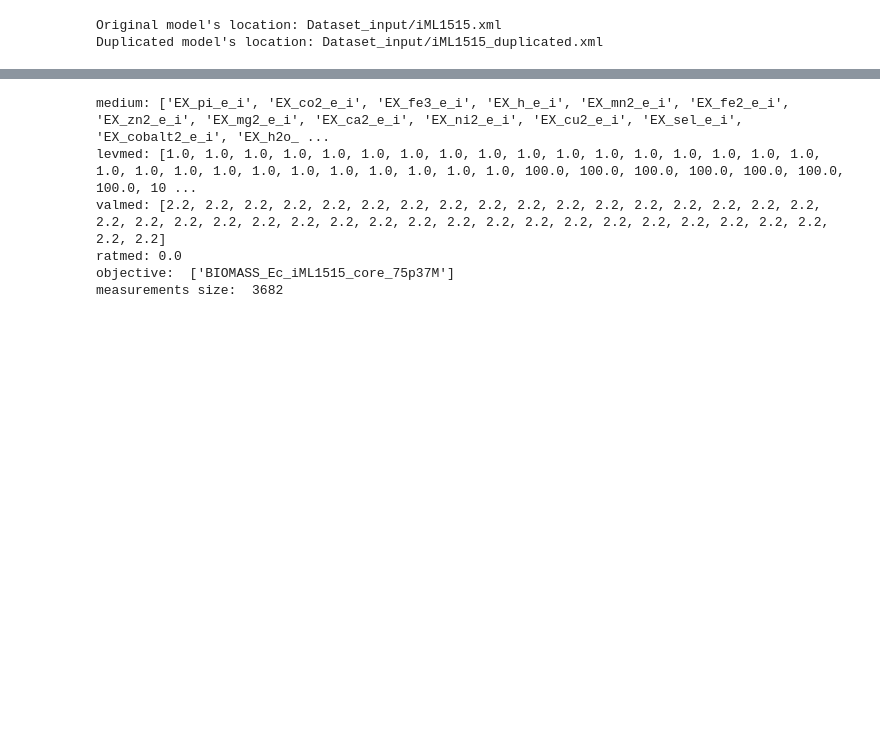
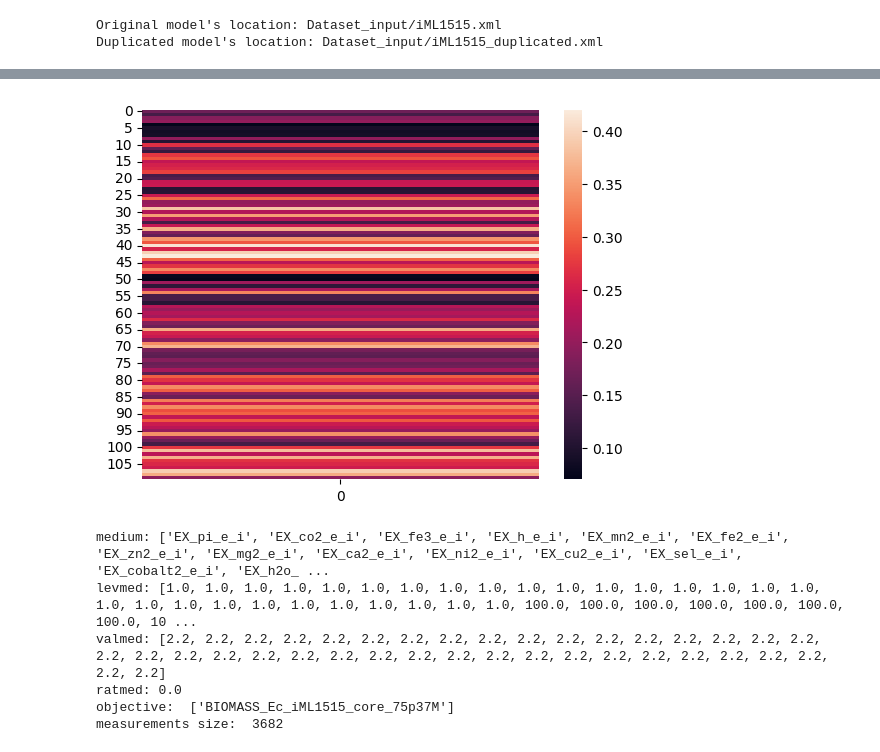
Before and after one commit to lyach/amn_release, a Jupyter notebook: Tutorial_Cmed.ipynb, the cells around one changed output, grey strips where cells are left out. Drawn from its saved outputs; the diff is of its cells as text; code cells hidden in the pictures; blank space fills up the shorter version.

```diff
--- a/Tutorial_Cmed.ipynb
+++ b/Tutorial_Cmed.ipynb
@@ -170,23 +174,39 @@ cobraname =  'iML1515_duplicated' # name of the model
 mediumname = 'iML1515' # name of the medium file
 mediumbound = 'UB' # Exact bound (EB) or upper bound (UB)
 expname = 'iML1515_EXP' # name of the experimental dataset for constraints
-method = 'FBA' # FBA, pFBA or EXP
-size, size_i  = 110, 5 # (# of exp compounds, training set size per experiment)
+size, size_i  = 110, 5 # (# of exp conditions, training set size per condition)
 reduce = False # Set at True if you want to reduce the model
-mediumsize = 38 # number of medium combinations
+mediumsize = 38 # number of medium compounds
 verbose = True # prints
 
 # Get X from experimental dataset
 cobrafile = DIRECTORY+'Dataset_input/'+cobraname # .xml
 expfile  = DIRECTORY+'Dataset_input/'+expname # .csv
 
+# Generate a parameter object with the experimental data
 parameter = TrainingSet(cobraname=cobrafile,
                         mediumname=expfile,
                         mediumbound=mediumbound,
                         mediumsize=mediumsize,
                         method='EXP',
                         verbose=verbose)
+
+
+# Store the medium data
+# (X matrix, where rows are conditions and columns are compounds)
 X = parameter.X.copy()
+print("X shape:")
+print(X.shape)
+print("X:")
+print(f"{X}\n")
+
+# Store the growth data
+# (Y vector, where each element is the growth rate of the condition)
+Y = parameter.Y.copy()
+print("Y shape:")
+print(Y.shape)
+print("Y:")
+print(f"{Y}")
 # %% [output]
 medium: ['EX_pi_e_i', 'EX_co2_e_i', 'EX_fe3_e_i', 'EX_h_e_i', 'EX_mn2_e_i', 'EX_fe2_e_i', 'EX_zn2_e_i', 'EX_mg2_e_i', 'EX_ca2_e_i', 'EX_ni2_e_i', 'EX_cu2_e_i', 'EX_sel_e_i', 'EX_cobalt2_e_i', 'EX_h2o_ ...
 levmed: []
@@ -197 +235,7 @@ measurements size:  3682
+# %%
+# Heatmap of the growth (conditions)
+sns.heatmap(pd.DataFrame(Y))
+plt.show()
+# %% [output]
+[figure, added]
 # %%
```
Also changed, not shown: parts of 18 cells of this notebook, 3 other files.
